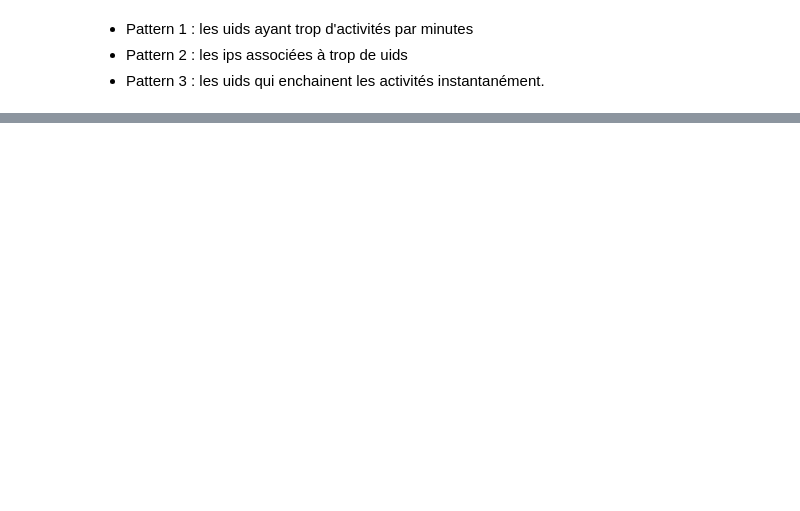
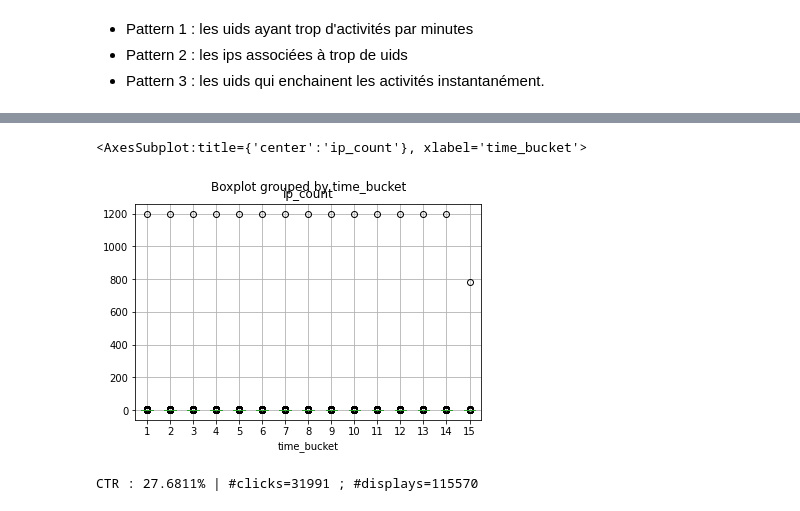
Before and after one commit to vesran/AdFraud-detector, a Jupyter notebook: analysis/Analysis.ipynb, the cells around one changed output, grey strips where cells are left out. Drawn from its saved outputs; the diff is of its cells as text; code cells hidden in the pictures; blank space fills up the shorter version.

```diff
--- a/analysis/Analysis.ipynb
+++ b/analysis/Analysis.ipynb
@@ -291,0 +126,24 @@ CTR_by_window(out, window_size=1)
+# %%
+def count_ip_by_window(df_src):
+    df = df_src.copy()
+    ipxbucket2count = {}
+    for bucket in df.time_bucket.unique():
+        df_grp = df[df['time_bucket'] == bucket]
+        counts = df_grp.ip.value_counts().reset_index().rename({'ip':'ip_count', 'index':'ip'}, axis=1)
+        for i, row in counts.iterrows():
+            ipxbucket2count[(bucket, row['ip'])] = row['ip_count']
+    df['ip_count'] = df.apply(lambda x: ipxbucket2count[(x['time_bucket'], x['ip'])], axis=1)
+    return df
+
+df = count_ip_by_window(df)
+# %%
+ip_counts = df.groupby(['time_bucket', 'ip']).agg({'ip_count': 'first'}).reset_index()
+ip_counts.boxplot(column='ip_count', by='time_bucket')
+# %% [output]
+<AxesSubplot:title={'center':'ip_count'}, xlabel='time_bucket'>
+[figure, added]
+# %%
+df_clean = df[df.ip_count < 10].copy()
+CTR(df_clean)
+# %% [output]
+CTR : 27.6811% | #clicks=31991 ; #displays=115570
```
Also changed, not shown: parts of 63 cells of this notebook.
